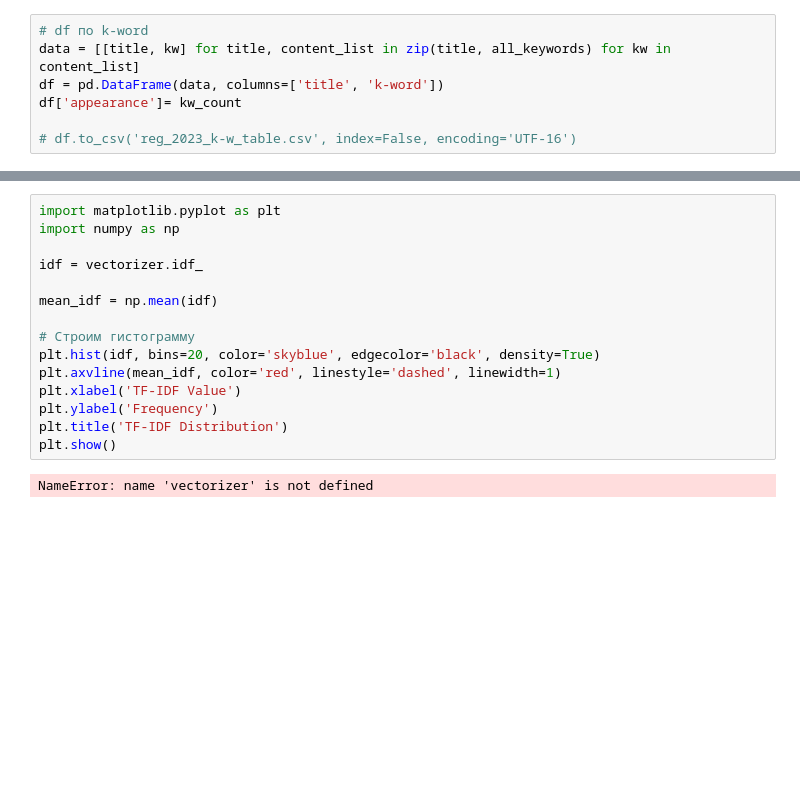
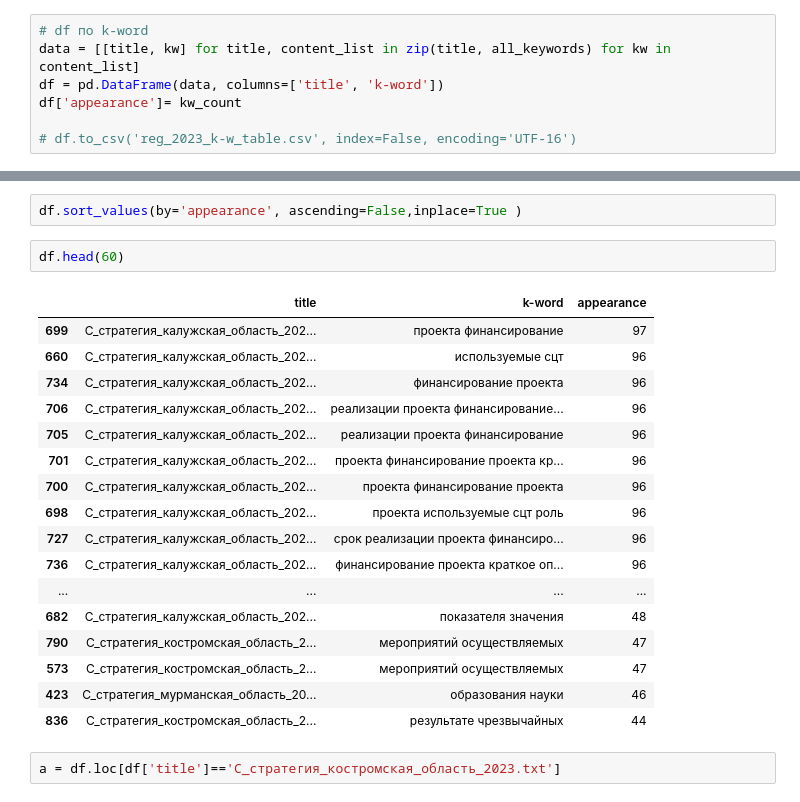
Before and after one commit to ostpanther/internetLAB, a Jupyter notebook: internetlab/code/k-w_extractions/TF-IDF/tf-idf_reg_corpus_over_2021-2023.ipynb, the cells around one changed output, grey strips where cells are left out. Cells and saved outputs as stored; diff of their text form; blank space fills up the shorter version.

```diff
--- a/internetlab/code/k-w_extractions/TF-IDF/tf-idf_reg_corpus_over_2021-2023.ipynb
+++ b/internetlab/code/k-w_extractions/TF-IDF/tf-idf_reg_corpus_over_2021-2023.ipynb
@@ -101,17 +139,24 @@ df.head(10)
-# %%
-import matplotlib.pyplot as plt
-import numpy as np
-
-idf = vectorizer.idf_
-
-mean_idf = np.mean(idf)
-
-# Строим гистограмму
-plt.hist(idf, bins=20, color='skyblue', edgecolor='black', density=True)
-plt.axvline(mean_idf, color='red', linestyle='dashed', linewidth=1)
-plt.xlabel('TF-IDF Value')
-plt.ylabel('Frequency')
-plt.title('TF-IDF Distribution')
-plt.show()
-# %% [output]
-NameError: name 'vectorizer' is not defined
+# %%
+df.sort_values(by='appearance', ascending=False,inplace=True )
+# %%
+df.head(60)
+# %% [output]
+|  | title | k-word | appearance |
+| 699 | C_стратегия_калужская_область_202... | проекта финансирование | 97 |
+| 660 | C_стратегия_калужская_область_202... | используемые сцт | 96 |
+| 734 | C_стратегия_калужская_область_202... | финансирование проекта | 96 |
+| 706 | C_стратегия_калужская_область_202... | реализации проекта финансирование... | 96 |
+| 705 | C_стратегия_калужская_область_202... | реализации проекта финансирование | 96 |
+| 701 | C_стратегия_калужская_область_202... | проекта финансирование проекта кр... | 96 |
+| 700 | C_стратегия_калужская_область_202... | проекта финансирование проекта | 96 |
+| 698 | C_стратегия_калужская_область_202... | проекта используемые сцт роль | 96 |
+| 727 | C_стратегия_калужская_область_202... | срок реализации проекта финансиро... | 96 |
+| 736 | C_стратегия_калужская_область_202... | финансирование проекта краткое оп... | 96 |
+| ... | ... | ... | ... |
+| 682 | C_стратегия_калужская_область_202... | показателя значения | 48 |
+| 790 | C_стратегия_костромская_область_2... | мероприятий осуществляемых | 47 |
+| 573 | C_стратегия_костромская_область_2... | мероприятий осуществляемых | 47 |
+| 423 | C_стратегия_мурманская_область_20... | образования науки | 46 |
+| 836 | C_стратегия_костромская_область_2... | результате чрезвычайных | 44 |
+# %%
+a = df.loc[df['title']=='C_стратегия_костромская_область_2023.txt']
```
Also changed, not shown: parts of 5 cells of this notebook, 26 other files.
